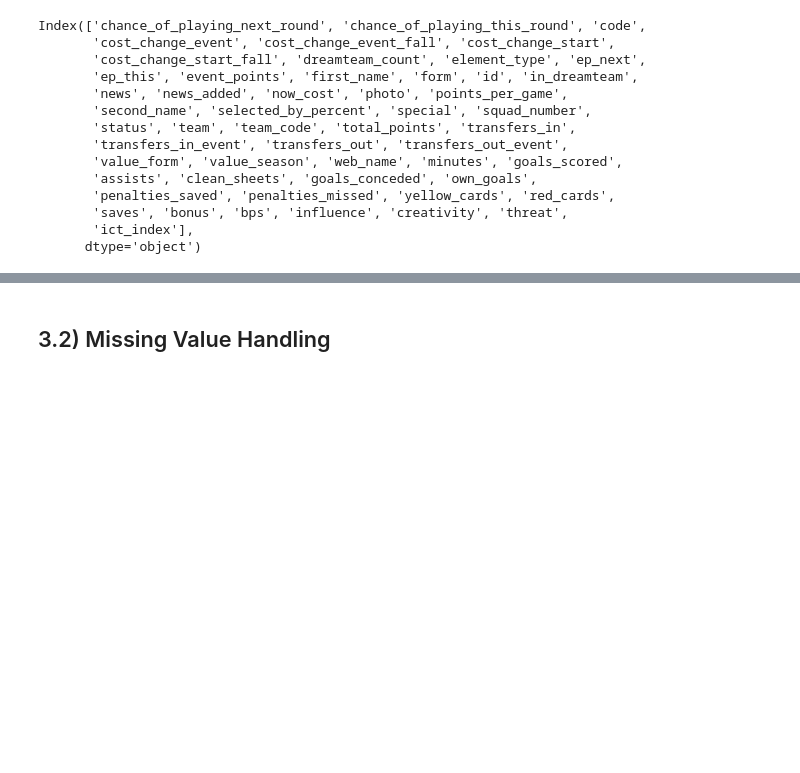
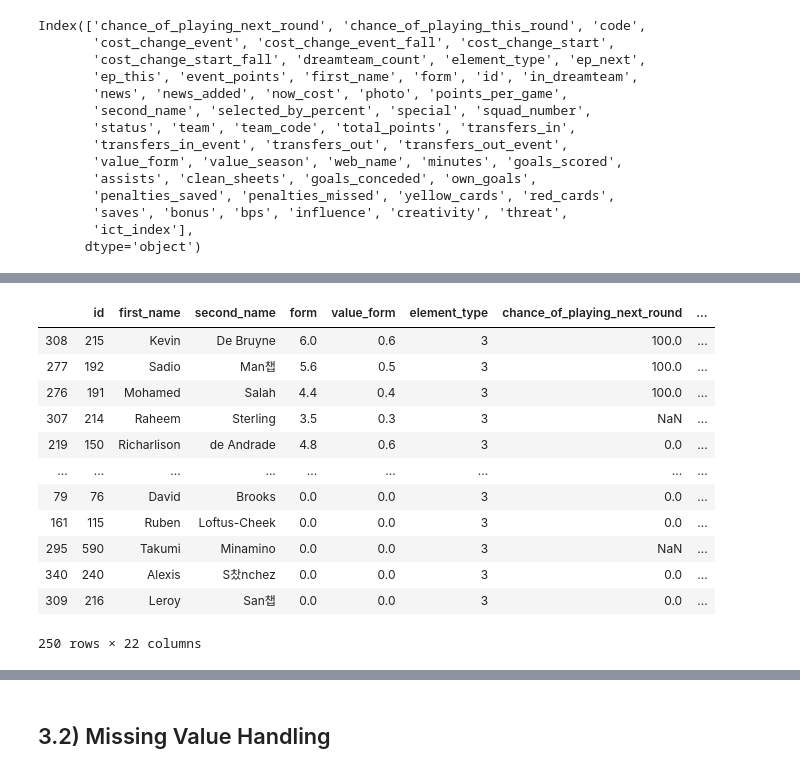
Before and after one commit to yt-hwang/Fantasy_Premier_League_Analysis, a Jupyter notebook: Codes/Data_Related/Data_Analyzation.ipynb, the cells around one changed output, grey strips where cells are left out. Drawn from its saved outputs; the diff is of its cells as text; code cells hidden in the pictures; blank space fills up the shorter version.

```diff
--- a/Codes/Data_Related/Data_Analyzation.ipynb
+++ b/Codes/Data_Related/Data_Analyzation.ipynb
@@ -147,0 +132,18 @@ x
+# %%
+mf = x[x['element_type']==3]
+# %%
+mf.sort_values(['total_points', 'points_per_game', 'now_cost'], ascending=[False, False, True])
+# %% [output]
+|  | id | first_name | second_name | form | value_form | element_type | chance_of_playing_next_round | ... |
+| 308 | 215 | Kevin | De Bruyne | 6.0 | 0.6 | 3 | 100.0 | ... |
+| 277 | 192 | Sadio | Man챕 | 5.6 | 0.5 | 3 | 100.0 | ... |
+| 276 | 191 | Mohamed | Salah | 4.4 | 0.4 | 3 | 100.0 | ... |
+| 307 | 214 | Raheem | Sterling | 3.5 | 0.3 | 3 | NaN | ... |
+| 219 | 150 | Richarlison | de Andrade | 4.8 | 0.6 | 3 | 0.0 | ... |
+| ... | ... | ... | ... | ... | ... | ... | ... | ... |
+| 79 | 76 | David | Brooks | 0.0 | 0.0 | 3 | 0.0 | ... |
+| 161 | 115 | Ruben | Loftus-Cheek | 0.0 | 0.0 | 3 | 0.0 | ... |
+| 295 | 590 | Takumi | Minamino | 0.0 | 0.0 | 3 | NaN | ... |
+| 340 | 240 | Alexis | S찼nchez | 0.0 | 0.0 | 3 | 0.0 | ... |
+| 309 | 216 | Leroy | San챕 | 0.0 | 0.0 | 3 | 0.0 | ... |
+250 rows × 22 columns
```
Also changed, not shown: parts of 5 cells of this notebook.
